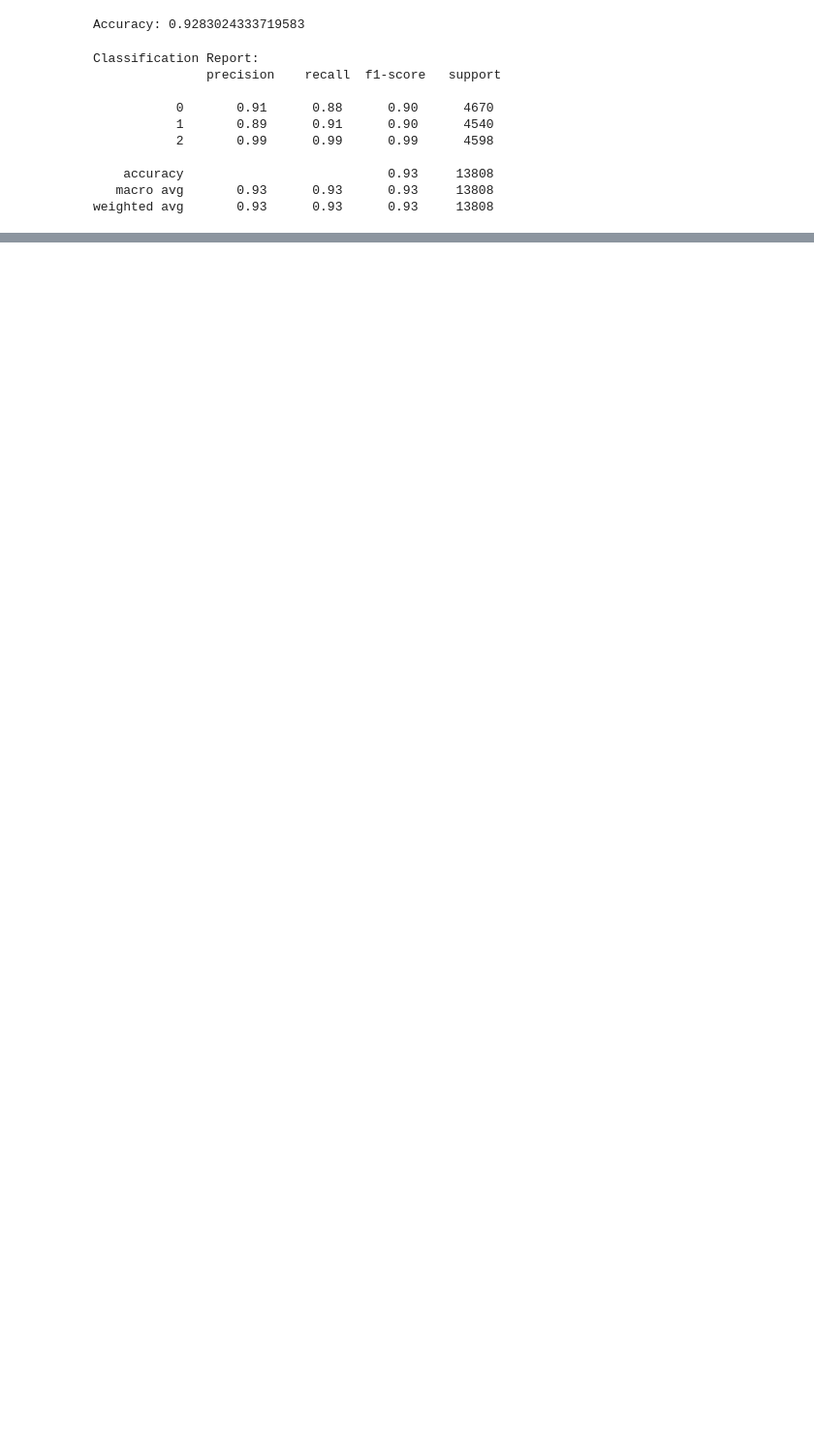
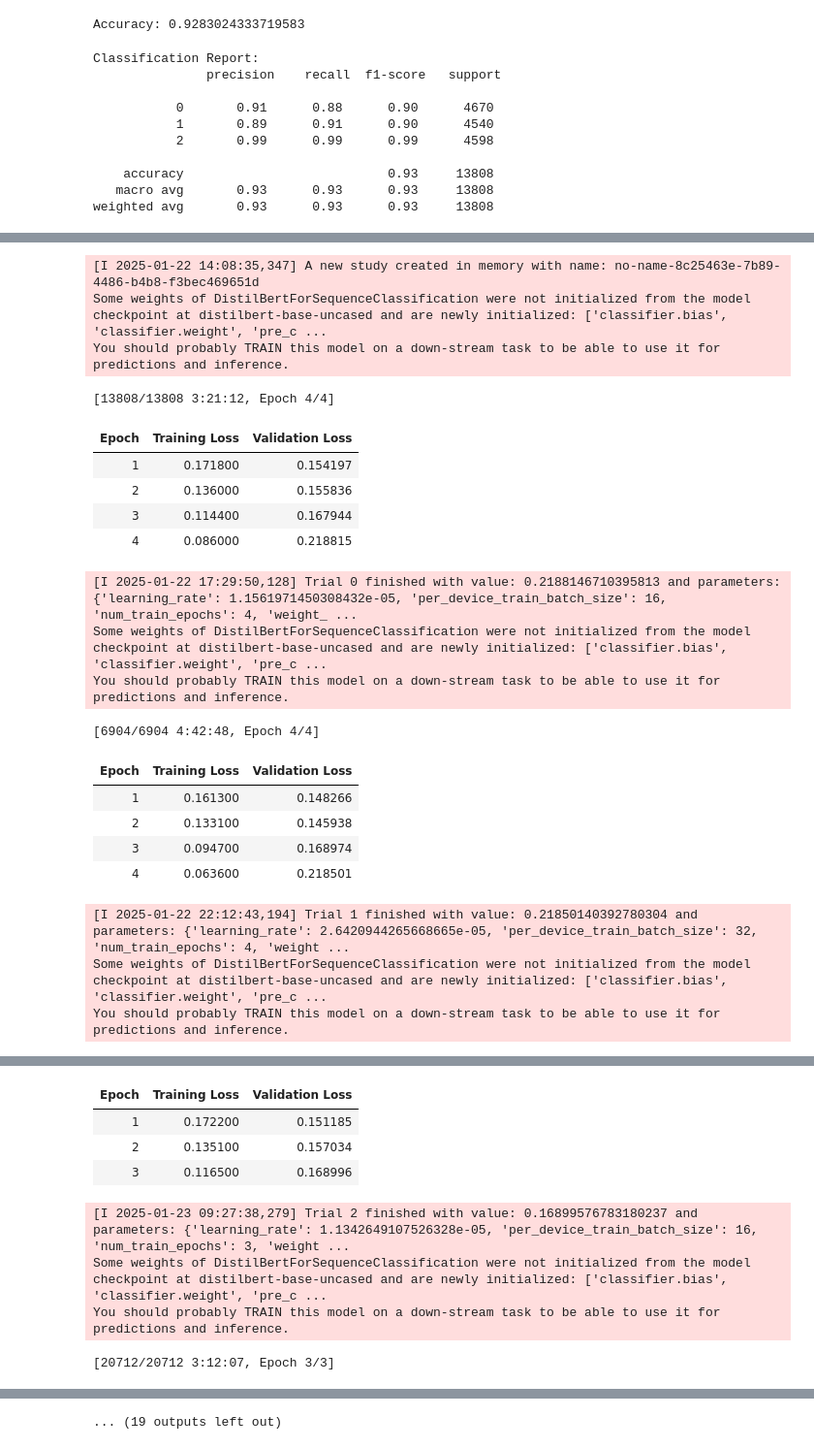
Before and after one commit to yasmine-11/FP-Fake-News-Detection, a Jupyter notebook: Fake-News-Detection.ipynb, the cells around one changed output, grey strips where cells are left out. Shown: that part at 97% size. Drawn from its saved outputs; the diff is of its cells as text; code cells hidden in the pictures; blank space fills up the shorter version.

```diff
--- a/Fake-News-Detection.ipynb
+++ b/Fake-News-Detection.ipynb
@@ -1212,0 +1092,9 @@ weighted avg       0.11      0.34      0.17     13808
+# %%
+# Define the hyperparameter search space
+def hp_space_optuna(trial):
+    return {
+        "learning_rate": trial.suggest_float("learning_rate", 1e-5, 5e-5, log=True),
+        "per_device_train_batch_size": trial.suggest_categorical("per_device_train_batch_size", [8, 16, 32]),
+        "num_train_epochs": trial.suggest_int("num_train_epochs", 3, 5),
+        "weight_decay": trial.suggest_float("weight_decay", 0.01, 0.1),
+    }
@@ -1212,0 +1110,8 @@ weighted avg       0.11      0.34      0.17     13808
+# %%
+# Define the trainer with hyperparameter search
+trainer = Trainer(
+    model_init=model_init,
+    args=training_args,
+    train_dataset=train_dataset,
+    eval_dataset=test_dataset,
+)
@@ -1212,0 +1121,29 @@ weighted avg       0.11      0.34      0.17     13808
+# %%
+# Perform hyperparameter search
+best_trial = trainer.hyperparameter_search(
+    direction="maximize",
+    hp_space=hp_space_optuna,
+    n_trials=10,  # Number of trials to run
+)
+# %% [output]
+[I 2025-01-22 14:08:35,347] A new study created in memory with name: no-name-8c25463e-7b89-4486-b4b8-f3bec469651d
+Some weights of DistilBertForSequenceClassification were not initialized from the model checkpoint at distilbert-base-uncased and are newly initialized: ['classifier.bias', 'classifier.weight', 'pre_c ...
+You should probably TRAIN this model on a down-stream task to be able to use it for predictions and inference.
+[13808/13808 3:21:12, Epoch 4/4]
+| Epoch | Training Loss | Validation Loss |
+| 1 | 0.171800 | 0.154197 |
+| 2 | 0.136000 | 0.155836 |
+| 3 | 0.114400 | 0.167944 |
+| 4 | 0.086000 | 0.218815 |
+[I 2025-01-22 17:29:50,128] Trial 0 finished with value: 0.2188146710395813 and parameters: {'learning_rate': 1.1561971450308432e-05, 'per_device_train_batch_size': 16, 'num_train_epochs': 4, 'weight_ ...
+Some weights of DistilBertForSequenceClassification were not initialized from the model checkpoint at distilbert-base-uncased and are newly initialized: ['classifier.bias', 'classifier.weight', 'pre_c ...
+You should probably TRAIN this model on a down-stream task to be able to use it for predictions and inference.
+[6904/6904 4:42:48, Epoch 4/4]
+| Epoch | Training Loss | Validation Loss |
+| 1 | 0.161300 | 0.148266 |
+| 2 | 0.133100 | 0.145938 |
+| 3 | 0.094700 | 0.168974 |
+| 4 | 0.063600 | 0.218501 |
+[I 2025-01-22 22:12:43,194] Trial 1 finished with value: 0.21850140392780304 and parameters: {'learning_rate': 2.6420944265668665e-05, 'per_device_train_batch_size': 32, 'num_train_epochs': 4, 'weight ...
+Some weights of DistilBertForSequenceClassification were not initialized from the model checkpoint at distilbert-base-uncased and are newly initialized: ['classifier.bias', 'classifier.weight', 'pre_c ...
+You should probably TRAIN this model on a down-stream task to be able to use it for predictions and inference.
@@ -1212,0 +1151,8 @@ weighted avg       0.11      0.34      0.17     13808
+| Epoch | Training Loss | Validation Loss |
+| 1 | 0.172200 | 0.151185 |
+| 2 | 0.135100 | 0.157034 |
+| 3 | 0.116500 | 0.168996 |
+[I 2025-01-23 09:27:38,279] Trial 2 finished with value: 0.16899576783180237 and parameters: {'learning_rate': 1.1342649107526328e-05, 'per_device_train_batch_size': 16, 'num_train_epochs': 3, 'weight ...
+Some weights of DistilBertForSequenceClassification were not initialized from the model checkpoint at distilbert-base-uncased and are newly initialized: ['classifier.bias', 'classifier.weight', 'pre_c ...
+You should probably TRAIN this model on a down-stream task to be able to use it for predictions and inference.
+[20712/20712 3:12:07, Epoch 3/3]
@@ -1212,0 +1163 @@ weighted avg       0.11      0.34      0.17     13808
+... (19 outputs left out)
```
Also changed, not shown: parts of 43 cells of this notebook.
